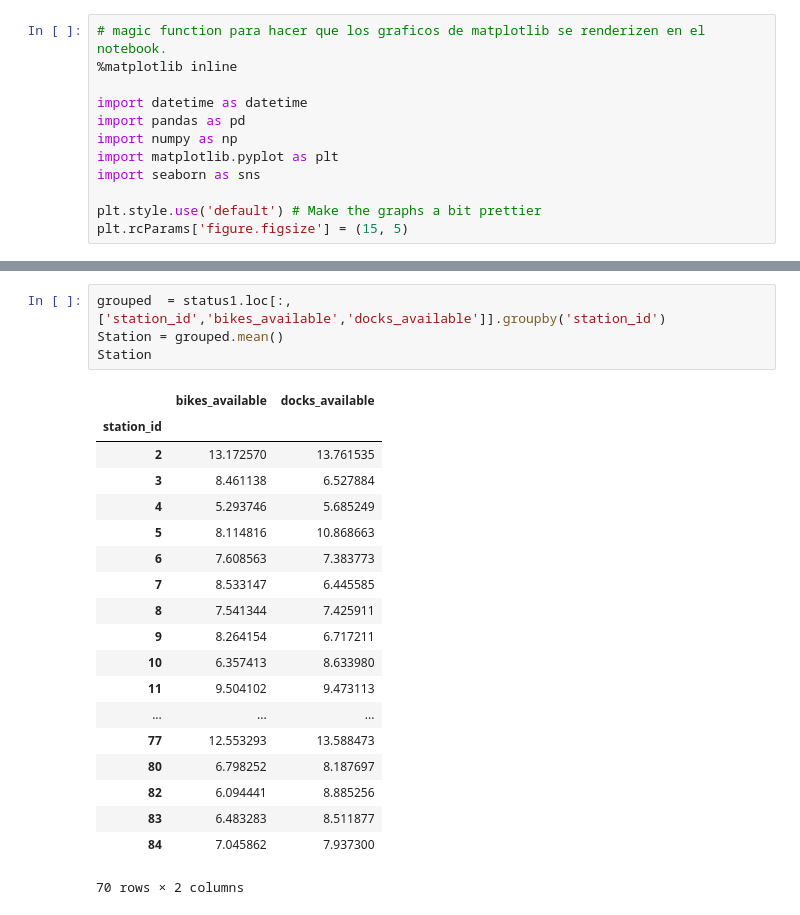
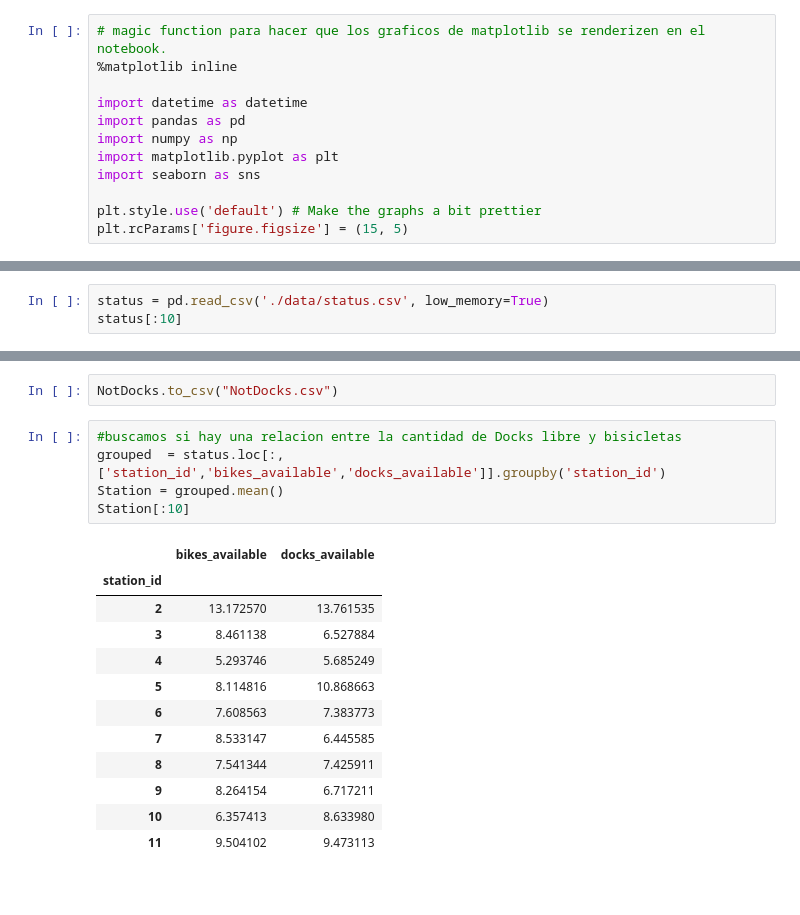
Before and after one commit to santiagoaso/2017datos, a Jupyter notebook: Tp1 Status.ipynb, the cells around one changed output, grey strips where cells are left out. Drawn from its saved outputs; the diff is of its cells as text; blank space fills up the shorter version.

```diff
--- a/Tp1 Status.ipynb
+++ b/Tp1 Status.ipynb
@@ -17 +19,4 @@ status1 = pd.read_csv('./data/status.csv', low_memory=True)
+# %%
+status = pd.read_csv('./data/status.csv', low_memory=True)
+status[:10]
 # %%
@@ -147,24 +216,20 @@ Name: station_id, dtype: int64
+# %%
+NotDocks.to_csv("NotDocks.csv")
 # %%
-grouped  = status1.loc[:,['station_id','bikes_available','docks_available']].groupby('station_id')
+#buscamos si hay una relacion entre la cantidad de Docks libre y bisicletas
+grouped  = status.loc[:,['station_id','bikes_available','docks_available']].groupby('station_id')
 Station = grouped.mean()
-Station
+Station[:10]
 # %% [output]
 |  | bikes_available | docks_available |
 | station_id |  |  |
 | 2 | 13.172570 | 13.761535 |
 | 3 | 8.461138 | 6.527884 |
 | 4 | 5.293746 | 5.685249 |
 | 5 | 8.114816 | 10.868663 |
 | 6 | 7.608563 | 7.383773 |
 | 7 | 8.533147 | 6.445585 |
 | 8 | 7.541344 | 7.425911 |
 | 9 | 8.264154 | 6.717211 |
 | 10 | 6.357413 | 8.633980 |
 | 11 | 9.504102 | 9.473113 |
-| ... | ... | ... |
-| 77 | 12.553293 | 13.588473 |
-| 80 | 6.798252 | 8.187697 |
-| 82 | 6.094441 | 8.885256 |
-| 83 | 6.483283 | 8.511877 |
-| 84 | 7.045862 | 7.937300 |
-70 rows × 2 columns
```
Also changed, not shown: parts of 28 cells of this notebook, 3 other files.
